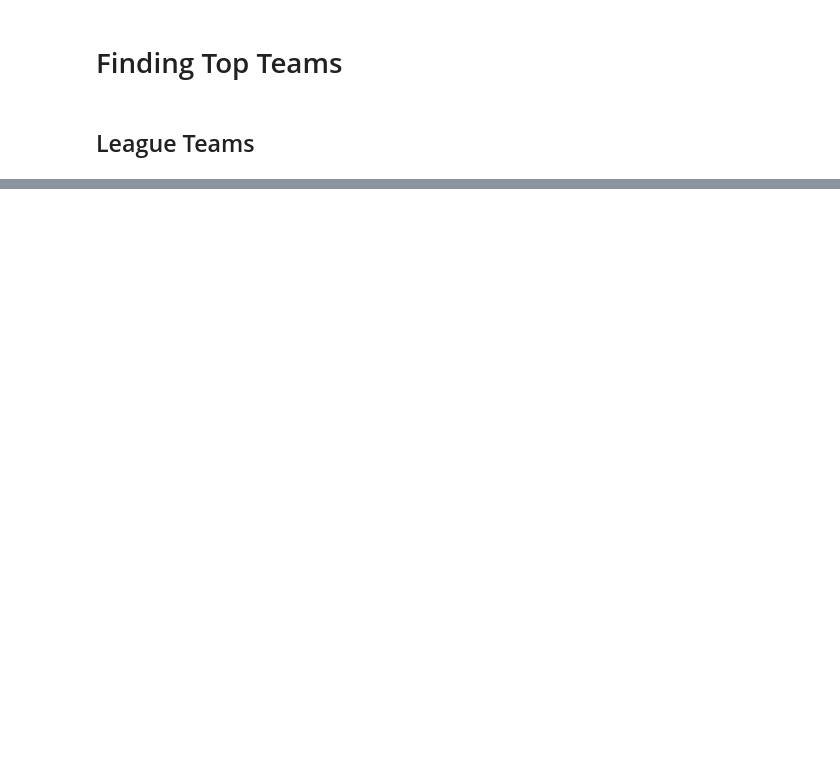
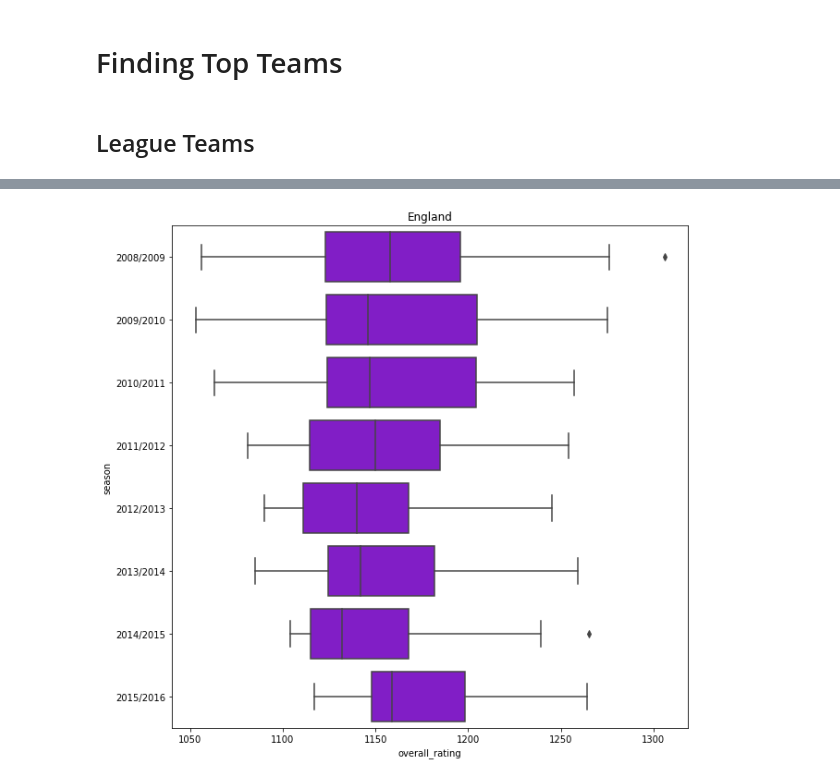
Before and after one commit to abhiksark/Udacity-DataAnalyst-Nanodegree, a Jupyter notebook: football_analysis/EDA_Football.ipynb, the cells around one changed output, grey strips where cells are left out. Drawn from its saved outputs; the diff is of its cells as text; code cells hidden in the pictures; blank space fills up the shorter version.

```diff
--- a/football_analysis/EDA_Football.ipynb
+++ b/football_analysis/EDA_Football.ipynb
@@ -377,0 +824,20 @@ plt.show();
+# %%
+import random
+def box_plot_leagues_through_years(df_comb_team,df_comb_player,df_match,country):
+    df_plot = pd.DataFrame()
+    for i in range(2008,2016):
+        season = str(i)+"/"+str(i+1)
+        df = top_leagues(df_comb_team,df_comb_player,df_match,season)
+        df = pd.merge(df,df_league,on="league_id")
+        df = df[df.name.str.contains(country)]
+        df["season"] = str(season)
+        df_plot = df_plot.append(df, ignore_index=True)
+    plt.figure(figsize=(10,10))
+    my_palette = [(random.random(),random.random(),random.random())]
+    ax = sns.boxplot(x="overall_rating", y="season", data=df_plot,palette= my_palette)
+    plt.title(country)
+    plt.show()
+# %%
+box_plot_leagues_through_years(df_comb_team,df_comb_player,df_match,"England")
+# %% [output]
+[figure, added]
```
Also changed, not shown: parts of 100 cells of this notebook.
